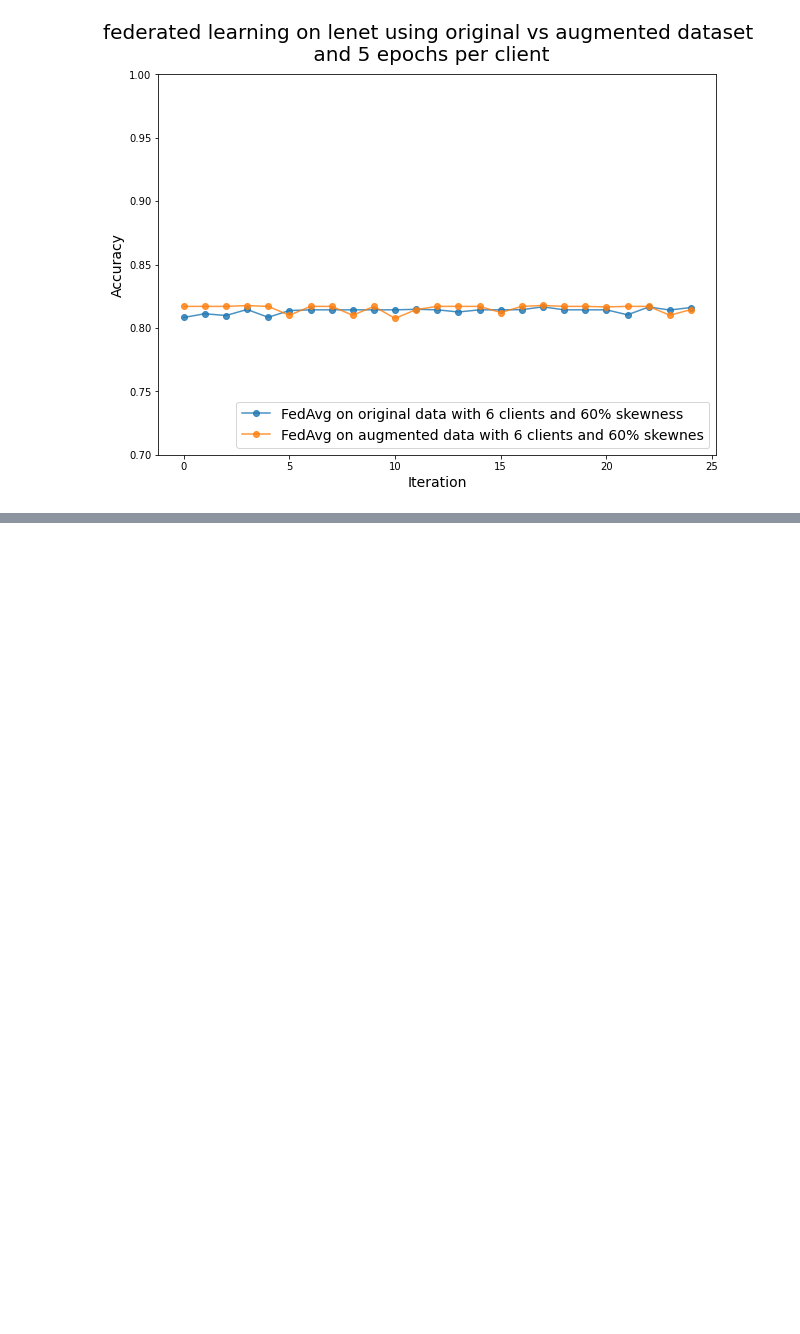
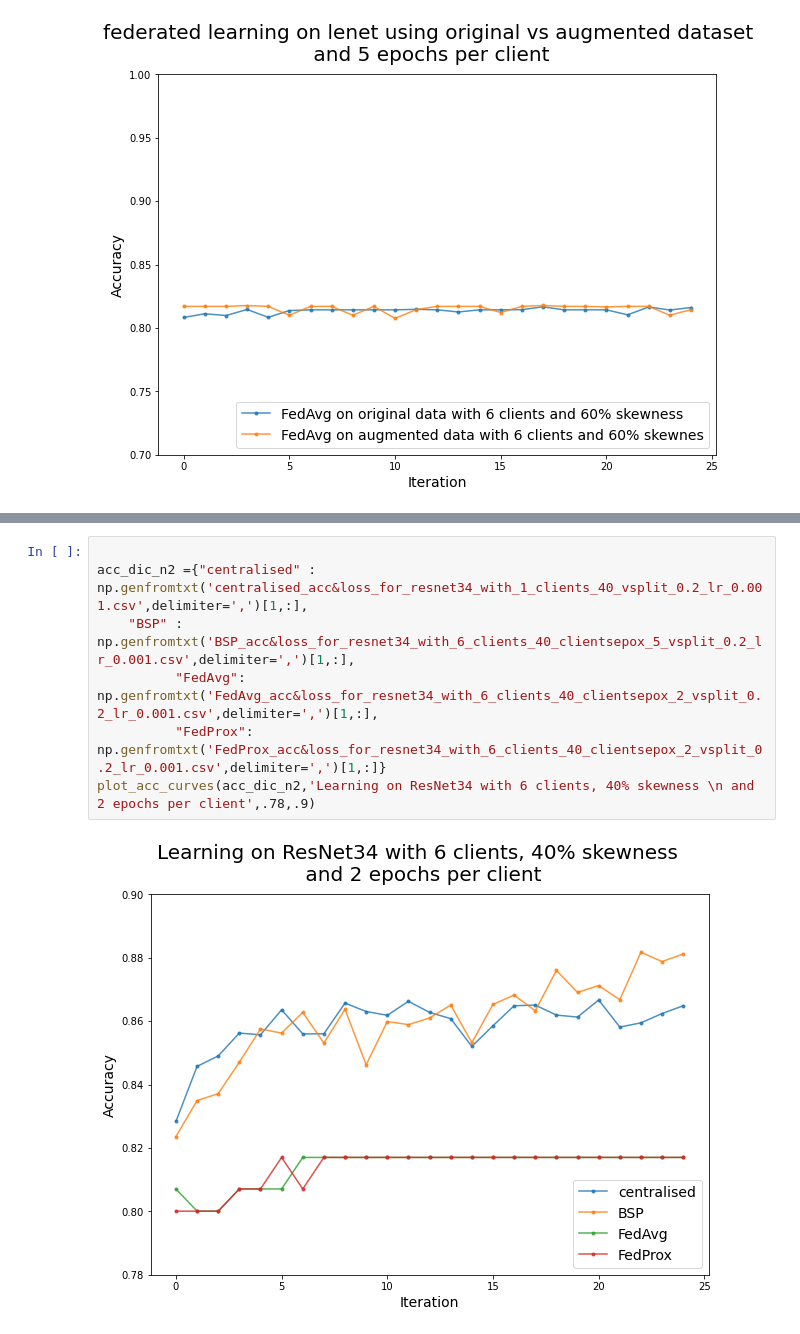
Before and after one commit to anandcu3/Federated-Learning-for-Remote-Sensing, a Jupyter notebook: some weird real plots notbook edition .ipynb, the cells around one changed output, grey strips where cells are left out. Drawn from its saved outputs; the diff is of its cells as text; blank space fills up the shorter version.

```diff
--- a/some weird real plots notbook edition .ipynb
+++ b/some weird real plots notbook edition .ipynb
@@ -172,0 +182,9 @@ plot_acc_curves(acc_dic5,'Lenet under different learning rate \n 2 epochs per cl
+# %%
+
+acc_dic_n2 ={"centralised" : np.genfromtxt('centralised_acc&loss_for_resnet34_with_1_clients_40_vsplit_0.2_lr_0.001.csv',delimiter=',')[1,:],
+    "BSP" : np.genfromtxt('BSP_acc&loss_for_resnet34_with_6_clients_40_clientsepox_5_vsplit_0.2_lr_0.001.csv',delimiter=',')[1,:],
+          "FedAvg": np.genfromtxt('FedAvg_acc&loss_for_resnet34_with_6_clients_40_clientsepox_2_vsplit_0.2_lr_0.001.csv',delimiter=',')[1,:],
+          "FedProx": np.genfromtxt('FedProx_acc&loss_for_resnet34_with_6_clients_40_clientsepox_2_vsplit_0.2_lr_0.001.csv',delimiter=',')[1,:]}
+plot_acc_curves(acc_dic_n2,'Learning on ResNet34 with 6 clients, 40% skewness \n and 2 epochs per client',.78,.9)
+# %% [output]
+[figure, added]
```
Also changed, not shown: parts of 6 cells of this notebook.
